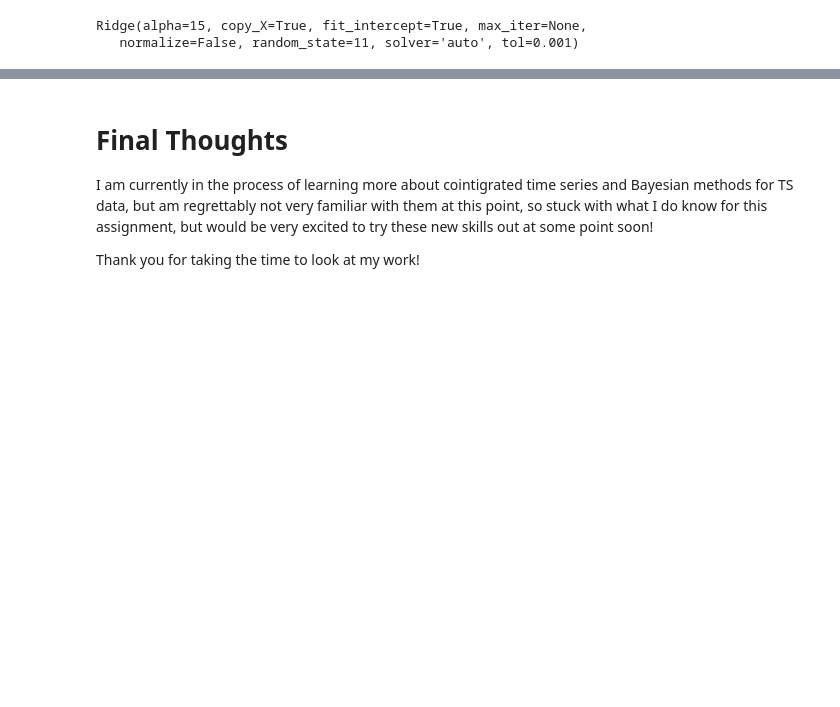
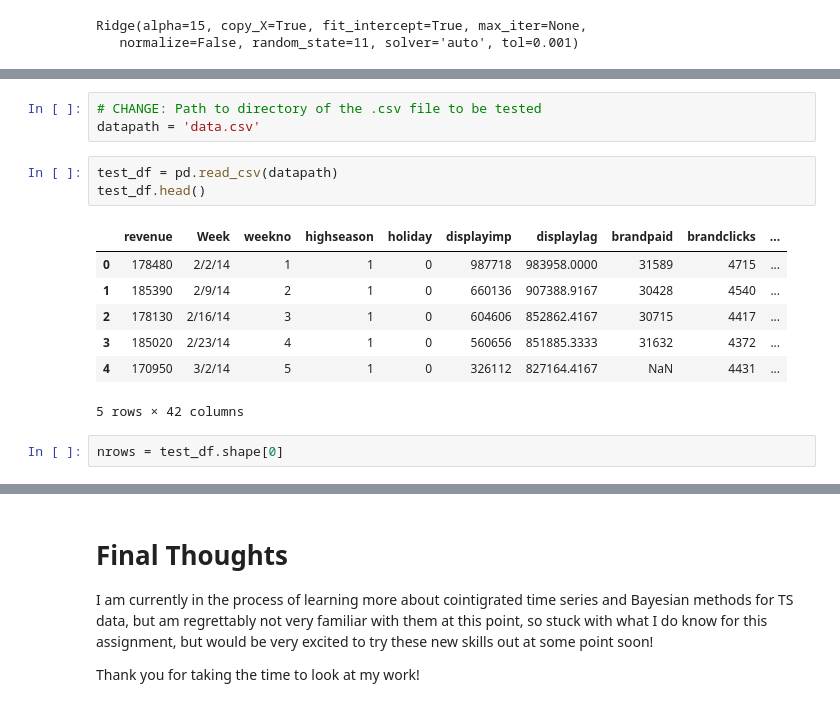
Before and after one commit to damiansp/nuggets, a Jupyter notebook: revenue/7_ML_nuggets2.ipynb, the cells around one changed output, grey strips where cells are left out. Saved outputs shown, nothing was run; the diff lists cells and outputs as text; blank space fills up the shorter version.

```diff
--- a/revenue/7_ML_nuggets2.ipynb
+++ b/revenue/7_ML_nuggets2.ipynb
@@ -320,0 +308,16 @@ to get the sum of squared error on the new test data
+# %%
+# CHANGE: Path to directory of the .csv file to be tested
+datapath = 'data.csv'
+# %%
+test_df = pd.read_csv(datapath)
+test_df.head()
+# %% [output]
+|  | revenue | Week | weekno | highseason | holiday | displayimp | displaylag | brandpaid | brandclicks | ... |
+| 0 | 178480 | 2/2/14 | 1 | 1 | 0 | 987718 | 983958.0000 | 31589 | 4715 | ... |
+| 1 | 185390 | 2/9/14 | 2 | 1 | 0 | 660136 | 907388.9167 | 30428 | 4540 | ... |
+| 2 | 178130 | 2/16/14 | 3 | 1 | 0 | 604606 | 852862.4167 | 30715 | 4417 | ... |
+| 3 | 185020 | 2/23/14 | 4 | 1 | 0 | 560656 | 851885.3333 | 31632 | 4372 | ... |
+| 4 | 170950 | 3/2/14 | 5 | 1 | 0 | 326112 | 827164.4167 | NaN | 4431 | ... |
+5 rows × 42 columns
+# %%
+nrows = test_df.shape[0]
```
Also changed, not shown: parts of 20 cells of this notebook.
